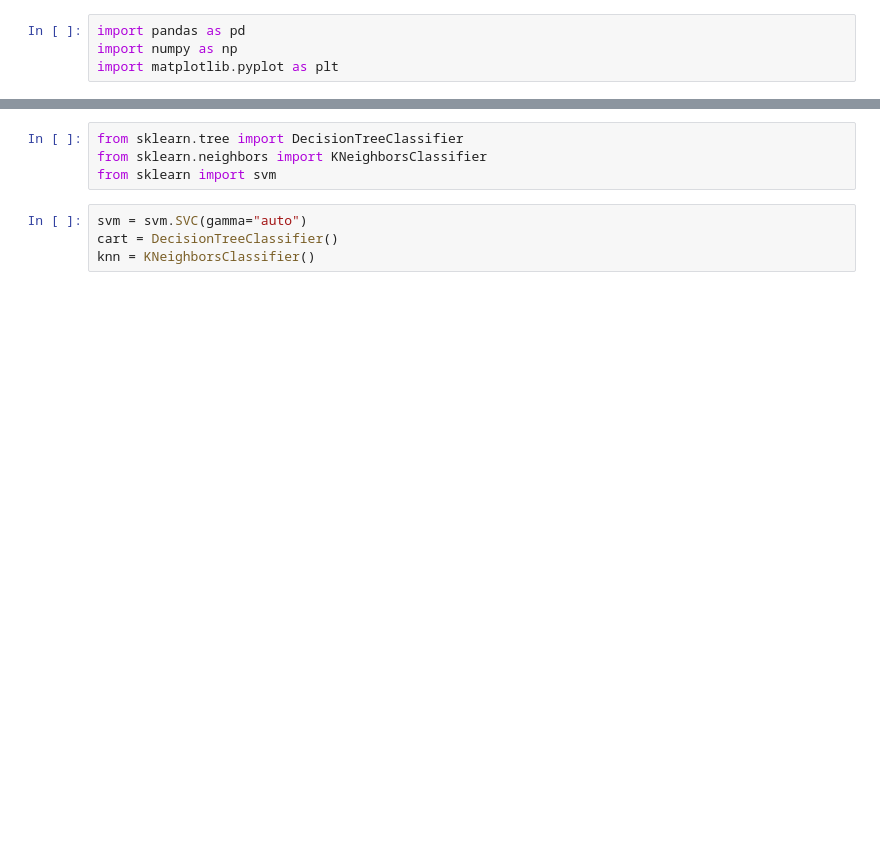
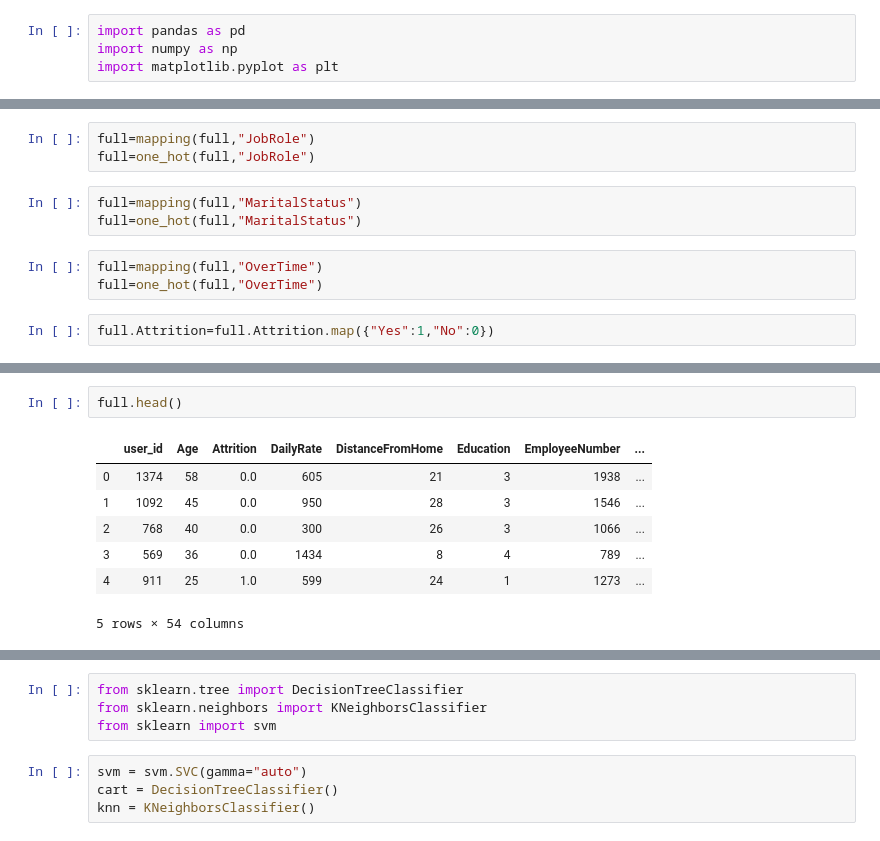
Before and after one commit to heyaug/homework, a Jupyter notebook: L1/action2.ipynb, the cells around one changed output, grey strips where cells are left out. Drawn from its saved outputs; the diff is of its cells as text; blank space fills up the shorter version.

```diff
--- a/L1/action2.ipynb
+++ b/L1/action2.ipynb
@@ -147,0 +102,11 @@ x_train,x_test,y_train,y_test = train_test_split(x,y,test_size=0.25)
+# %%
+full=mapping(full,"JobRole")
+full=one_hot(full,"JobRole")
+# %%
+full=mapping(full,"MaritalStatus")
+full=one_hot(full,"MaritalStatus")
+# %%
+full=mapping(full,"OverTime")
+full=one_hot(full,"OverTime")
+# %%
+full.Attrition=full.Attrition.map({"Yes":1,"No":0})
@@ -147,0 +137,10 @@ x_train,x_test,y_train,y_test = train_test_split(x,y,test_size=0.25)
+# %%
+full.head()
+# %% [output]
+|  | user_id | Age | Attrition | DailyRate | DistanceFromHome | Education | EmployeeNumber | ... |
+| 0 | 1374 | 58 | 0.0 | 605 | 21 | 3 | 1938 | ... |
+| 1 | 1092 | 45 | 0.0 | 950 | 28 | 3 | 1546 | ... |
+| 2 | 768 | 40 | 0.0 | 300 | 26 | 3 | 1066 | ... |
+| 3 | 569 | 36 | 0.0 | 1434 | 8 | 4 | 789 | ... |
+| 4 | 911 | 25 | 1.0 | 599 | 24 | 1 | 1273 | ... |
+5 rows × 54 columns
```
Also changed, not shown: parts of 46 cells of this notebook, 1 other file.
